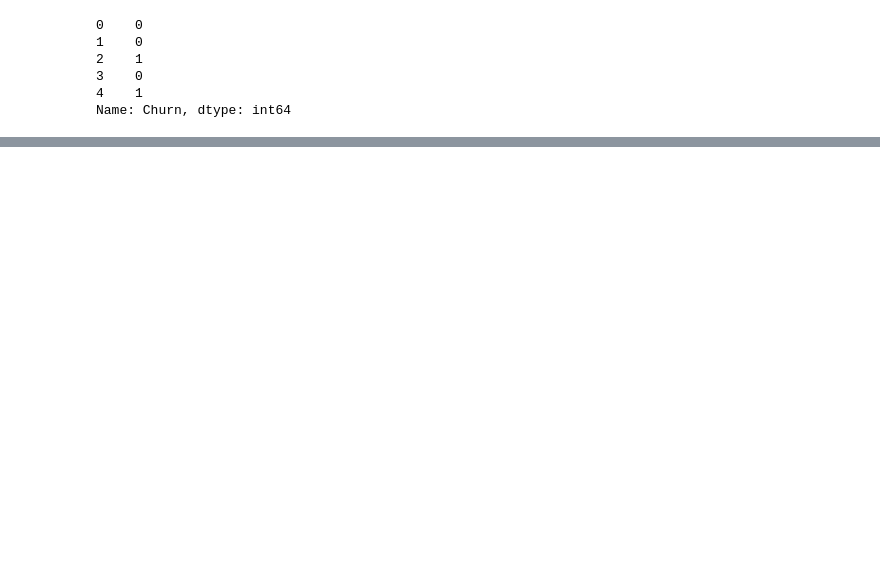
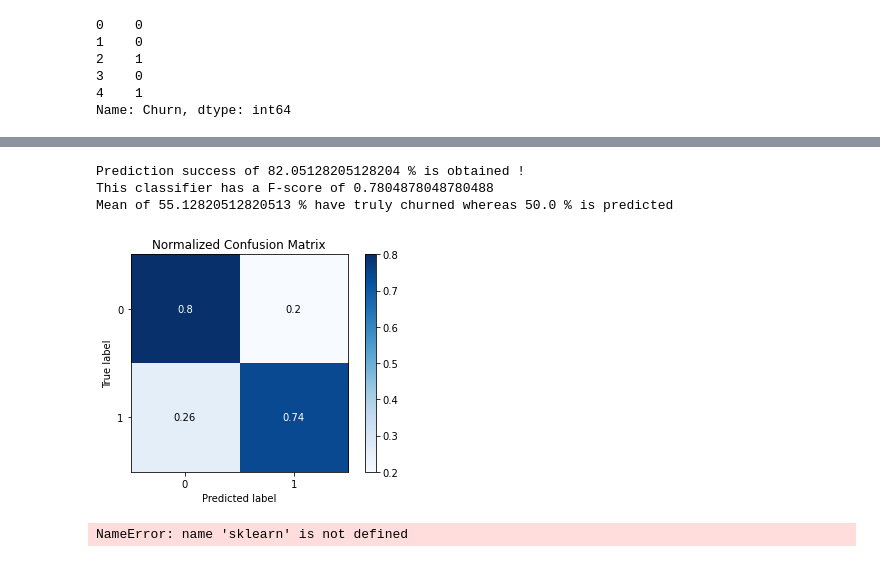
Before and after one commit to BenInTheBox/DataScienceInPractice, a Jupyter notebook: problem_set_3/ass3.ipynb, the cells around one changed output, grey strips where cells are left out. Saved outputs shown, nothing was run; the diff lists cells and outputs as text; code cells hidden in the pictures; blank space fills up the shorter version.

```diff
--- a/problem_set_3/ass3.ipynb
+++ b/problem_set_3/ass3.ipynb
@@ -238,0 +256,24 @@ Result input_x_train ([[input_1, input_2, ...], [input_1, input_2, ...], [input_
+# %%
+train_ratio = 0.75
+split_churn = int(x_churn.shape[0]*train_ratio)
+split_no_churn = int(x_no_churn.shape[0]*0.75)
+print(split_churn)
+print(split_no_churn)
+
+# Train set
+x_train = np.concatenate((x_no_churn[:split_no_churn, :], x_churn[:split_churn, :]), axis=0)
+y_train = np.concatenate((y_no_churn[:split_no_churn], y_churn[:split_churn]))
+
+randomize3 = np.arange(x_train.shape[0])
+np.random.shuffle(randomize3)
+x_train = x_train[randomize3]
+y_train = y_train[randomize3]
+
+# Test set
+x_test = np.concatenate((x_no_churn[split_no_churn:, :], x_churn[split_churn:, :]), axis=0)
+y_test = np.concatenate((y_no_churn[split_no_churn:], y_churn[split_churn:]))
+
+randomize4 = np.arange(x_test.shape[0])
+np.random.shuffle(randomize4)
+x_train = x_test[randomize4]
+y_train = y_test[randomize4]
@@ -239,3 +315,40 @@ Result input_x_train ([[input_1, input_2, ...], [input_1, input_2, ...], [input_
+# %%
+from sklearn.linear_model import LogisticRegression
+clf = LogisticRegression(random_state=0).fit(input_x_train, y_train)
+y_pred = clf.predict(input_x_test)
+# %%
+
+def result_analysis(y: np.ndarray, y_pred: np.ndarray):
+
+    Recall = recall_score(y,y_pred) #true positif/(true positif+false negatif)
+    Precision = precision_score(y,y_pred) #=true positif/(true positif+false positive)
+    Fscore = 2*(Precision*Recall)/(Precision+Recall) #Classique Classifier score
+    Conf = confusion_matrix(y, y_pred)
+    Confshow = skplt.metrics.plot_confusion_matrix(y, y_pred, normalize=True)
+
+    print("Prediction success of", Precision*100,"% is obtained !")
+    print("This classifier has a F-score of", Fscore)
+    print("Mean of" ,np.mean(y)*100,"% have truly churned whereas", np.mean(y_pred)*100, "% is predicted")
+# %%
+result_analysis(y_pred, y_test)
+# %% [output]
+Prediction success of 82.05128205128204 % is obtained !
+This classifier has a F-score of 0.7804878048780488
+Mean of 55.12820512820513 % have truly churned whereas 50.0 % is predicted
+[figure, added]
+# %%
+sklearn.neighbors.KNeighborsClassifier(50).fit(input_x_train, y_train)
+y_guessed = sklearn.neighbors.KNeighborsClassifier.predict(input_x_test)
+
+fpr, tpr, thresholds = metrics.roc_curve(y_test, y_guessed)
+plt.plot(fpr, tpr)
+
+results = [sensitivity_score(y_test, y_guessed), accuracy_score(y_test, y_guessed), precision_score(y_test, y_guessed)]
+columns = ('sensitivity', 'accuracy', 'precision')
+plt.table(cellText = results, colLabels = columns)
+plt.show()
+# %% [output]
+NameError: name 'sklearn' is not defined
 # %%
 # Cedric Benoit
 sklearn.neighbors.KNeighborsClassifier(5).fit(input_x_train, y_train)
```
Also changed, not shown: parts of 15 cells of this notebook, 1 other file.
